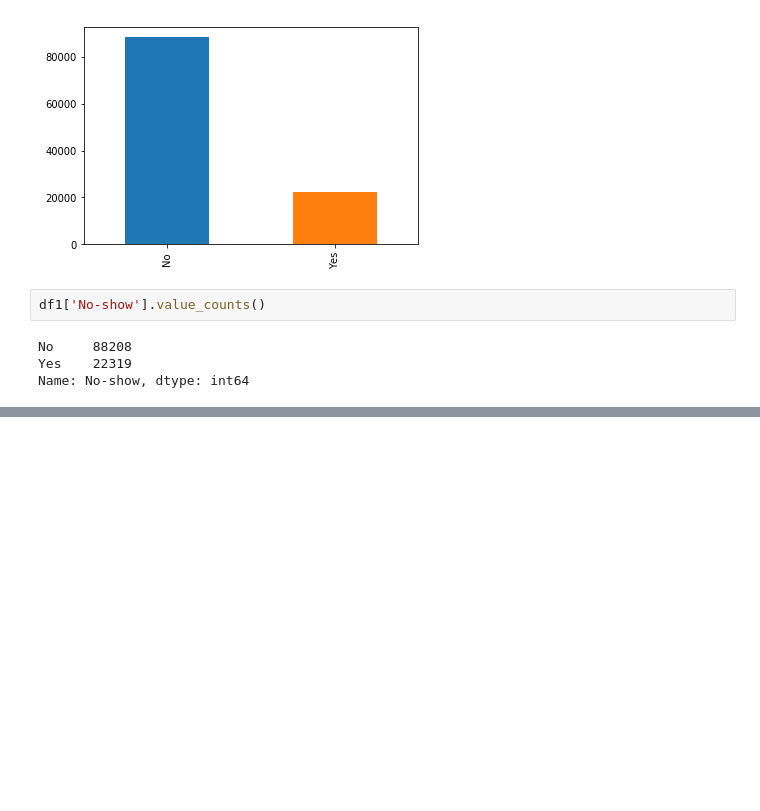
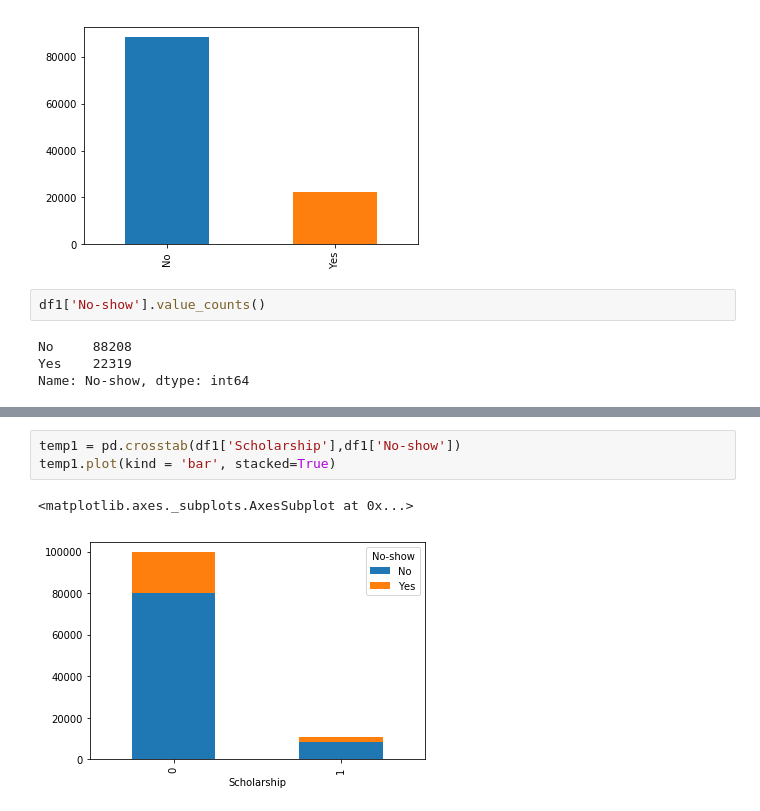
Before and after one commit to yzhu017/Assignment4, a Jupyter notebook: appointment.ipynb, the cells around one changed output, grey strips where cells are left out. Saved outputs shown, nothing was run; the diff lists cells and outputs as text; blank space fills up the shorter version.

```diff
--- a/appointment.ipynb
+++ b/appointment.ipynb
@@ -81,0 +94,6 @@ temp1.plot(kind='bar', stacked=True)
+# %%
+temp1 = pd.crosstab(df1['Scholarship'],df1['No-show'])
+temp1.plot(kind = 'bar', stacked=True)
+# %% [output]
+<matplotlib.axes._subplots.AxesSubplot at 0x...>
+[figure, added]
```
Also changed, not shown: parts of 14 cells of this notebook.
